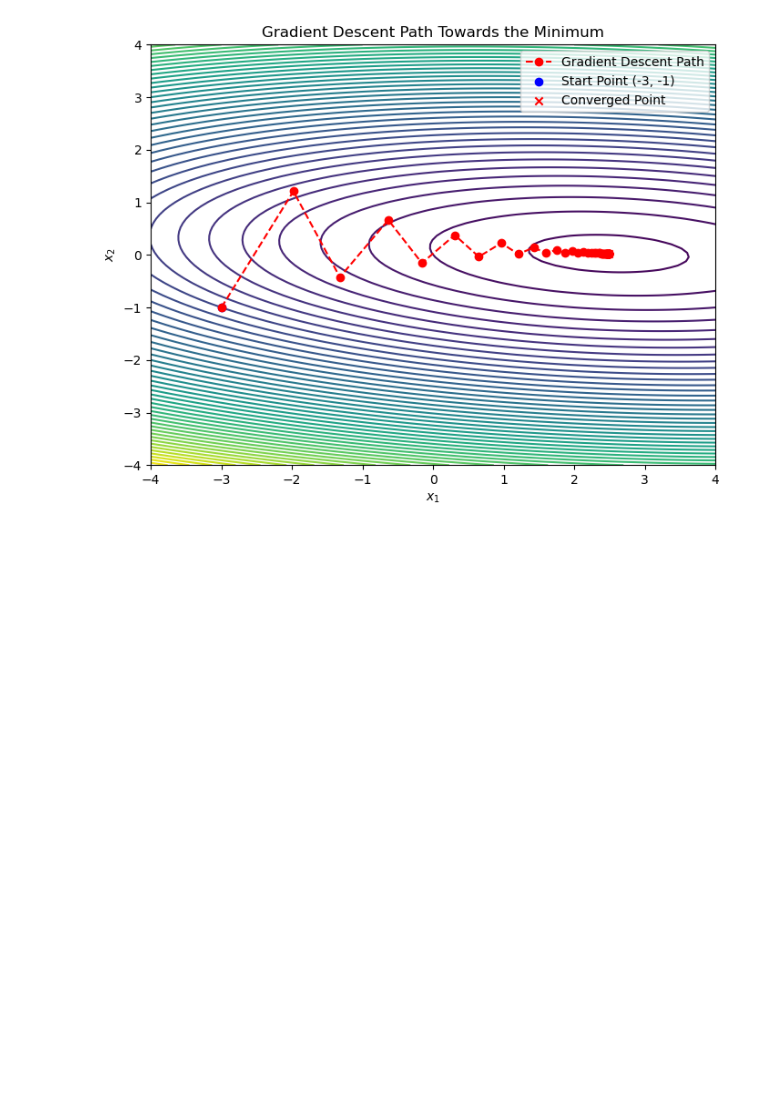
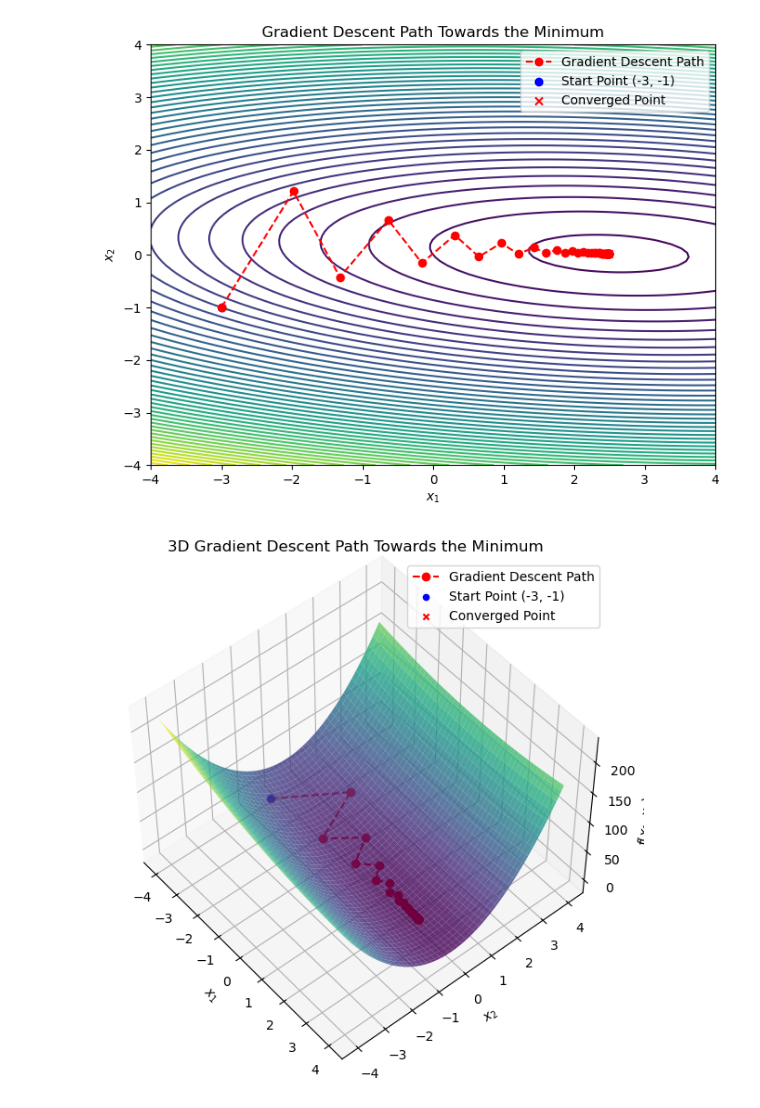
Before and after one commit to zalbia/mml-book-notes-and-exercises, a Jupyter notebook: 07-continuous-optimization/07-notes.ipynb, the cells around one changed output. Saved outputs shown, nothing was run; the diff lists cells and outputs as text; code cells hidden in the pictures; blank space fills up the shorter version.

Commit message:
add some more graphs

```diff
--- a/07-continuous-optimization/07-notes.ipynb
+++ b/07-continuous-optimization/07-notes.ipynb
@@ -90,3 +90,93 @@ plt.show()
 # %% [output]
 array([2.48717457, 0.0256413 ])
 [figure]
+# %%
+import sympy as sp
+import numpy as np
+import matplotlib.pyplot as plt
+
+# Define the symbols
+x1, x2 = sp.symbols("x1 x2")
+
+# Define the vector x
+x = sp.Matrix([x1, x2])
+
+# Define the matrix A and vector b
+A = sp.Matrix([[2, 1], [1, 20]])
+b = sp.Matrix([5, 3])
+
+# Define the function f(x)
+f = (1 / 2) * x.dot(A * x) - b.dot(x)
+
+# Calculate the gradient of f
+gradient_f = sp.Matrix([sp.diff(f, var) for var in (x1, x2)])
+
+# Convert function and gradient to numerical functions using lambdify
+f_func = sp.lambdify((x1, x2), f, "numpy")
+gradient_func = sp.lambdify((x1, x2), gradient_f, "numpy")
+
+# Gradient descent parameters
+gamma = 0.085
+x_current = np.array([-3, -1], dtype=float)  # Initial point
+tolerance = 1e-6  # Convergence tolerance
+max_iterations = 1000  # Maximum number of iterations
+
+# Lists to store the trajectory of x
+trajectory = [x_current.copy()]
+
+# Perform gradient descent
+for _ in range(max_iterations):
+    grad = np.array(gradient_func(x_current[0], x_current[1])).flatten()
+    x_next = x_current - gamma * grad
+    trajectory.append(x_next.copy())
+
+    # Check for convergence
+    if np.linalg.norm(x_next - x_current) < tolerance:
+        break
+    x_current = x_next
+
+# Convert the trajectory into a NumPy array for easy plotting
+trajectory = np.array(trajectory)
+
+# Generate data for the 3D surface plot
+x1_vals = np.linspace(-4, 4, 100)
+x2_vals = np.linspace(-4, 4, 100)
+X1, X2 = np.meshgrid(x1_vals, x2_vals)
+Z = f_func(X1, X2)
+
+# Create the 3D plot
+fig = plt.figure(figsize=(10, 7))
+ax = fig.add_subplot(111, projection="3d")
+ax.plot_surface(X1, X2, Z, cmap="viridis", alpha=0.8)  # Surface plot
+ax.plot(
+    trajectory[:, 0],
+    trajectory[:, 1],
+    f_func(trajectory[:, 0], trajectory[:, 1]),
+    "ro--",
+    label="Gradient Descent Path",
+)  # Descent path
+ax.scatter(
+    -3, -1, f_func(-3, -1), color="blue", marker="o", label="Start Point (-3, -1)"
+)
+ax.scatter(
+    trajectory[-1, 0],
+    trajectory[-1, 1],
+    f_func(trajectory[-1, 0], trajectory[-1, 1]),
+    color="red",
+    marker="x",
+    label="Converged Point",
+)
+
+# Labeling
+ax.set_xlabel("$x_1$")
+ax.set_ylabel("$x_2$")
+ax.set_zlabel("$f(x_1, x_2)$")
+ax.set_title("3D Gradient Descent Path Towards the Minimum")
+ax.legend()
+
+# See the gradient descent from a better angle
+ax.view_init(azim=-40,elev=50)
+
+plt.show()
+# %% [output]
+[figure, added]
```
Also changed, not shown: parts of 4 cells of this notebook.
